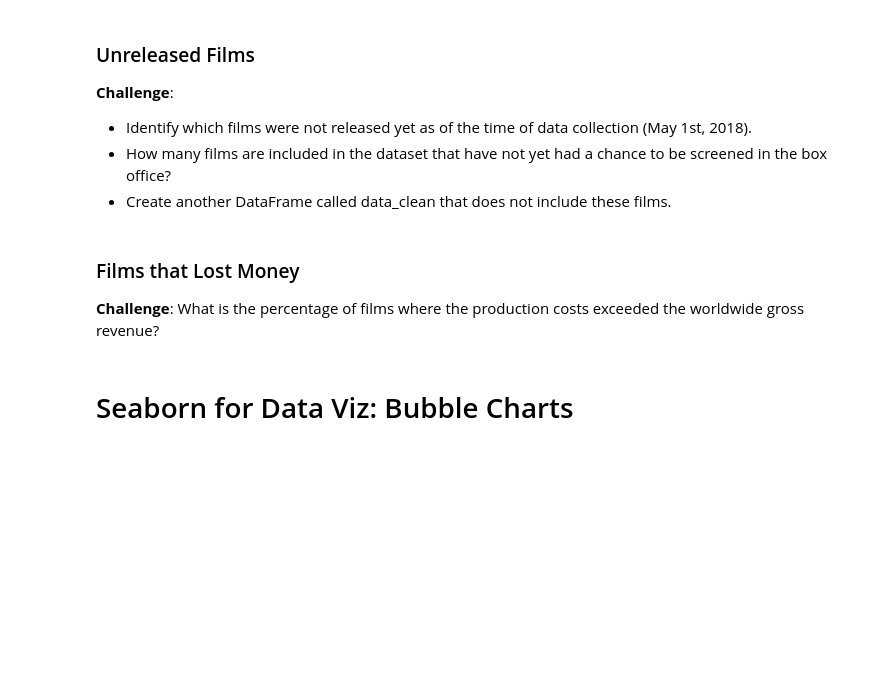
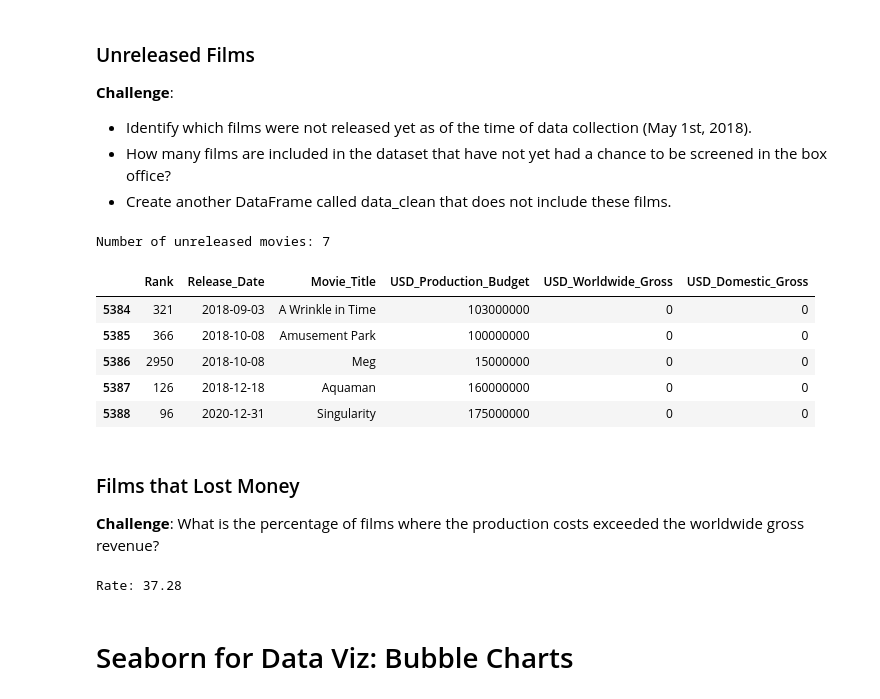
Before and after one commit to PuddiPuddi96/Python, a Jupyter notebook: 100-days-of-code/day-78/notebooks/Seaborn_and_Linear_Regression.ipynb, the cells around one changed output. Drawn from its saved outputs; the diff is of its cells as text; code cells hidden in the pictures; blank space fills up the shorter version.

```diff
--- a/100-days-of-code/day-78/notebooks/Seaborn_and_Linear_Regression.ipynb
+++ b/100-days-of-code/day-78/notebooks/Seaborn_and_Linear_Regression.ipynb
@@ -235,3 +262,15 @@ Hint: This time you'll have to use the `and` keyword.
 # %%
 # Date of Data Collection
 scrape_date = pd.Timestamp('2018-5-1')
+
+future_release = data[data.Release_Date >= scrape_date]
+print(f'Number of unreleased movies: {len(future_release)}')
+future_release.head()
+# %% [output]
+Number of unreleased movies: 7
+|  | Rank | Release_Date | Movie_Title | USD_Production_Budget | USD_Worldwide_Gross | USD_Domestic_Gross |
+| 5384 | 321 | 2018-09-03 | A Wrinkle in Time | 103000000 | 0 | 0 |
+| 5385 | 366 | 2018-10-08 | Amusement Park | 100000000 | 0 | 0 |
+| 5386 | 2950 | 2018-10-08 | Meg | 15000000 | 0 | 0 |
+| 5387 | 126 | 2018-12-18 | Aquaman | 160000000 | 0 | 0 |
+| 5388 | 96 | 2020-12-31 | Singularity | 175000000 | 0 | 0 |
@@ -240,6 +281,23 @@ scrape_date = pd.Timestamp('2018-5-1')
 
 **Challenge**:
 What is the percentage of films where the production costs exceeded the worldwide gross revenue?
+# %%
+# 1
+# money_losing = data_clean.loc[data_clean.USD_Production_Budget > data_clean.USD_Worldwide_Gross]
+# rate = len(money_losing)/len(data_clean) * 100
+# print(f'Rate: {rate:.2f}')
+
+# 2
+money_losing = data_clean.query('USD_Production_Budget > USD_Worldwide_Gross')
+rate = money_losing.shape[0]/data_clean.shape[0] * 100
+print(f'Rate: {rate:.2f}')
+
+# 3
+# money_losing = data_clean.USD_Production_Budget > data_clean.USD_Worldwide_Gross
+# rate = money_losing.mean() * 100
+# print(f'Rate: {rate:.2f}')
+# %% [output]
+Rate: 37.28
 # %% [markdown]
 # Seaborn for Data Viz: Bubble Charts
 # %% [markdown]
```
Also changed, not shown: parts of 3 cells of this notebook.
